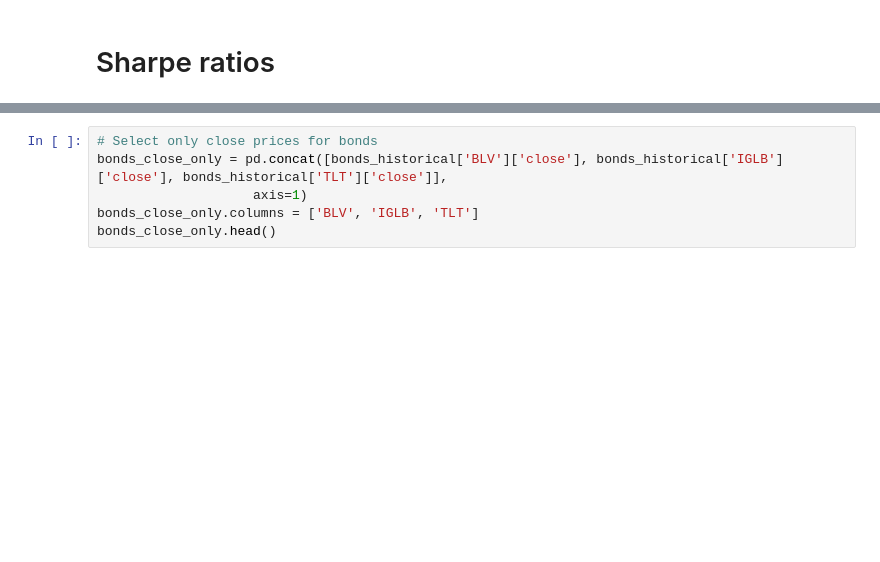
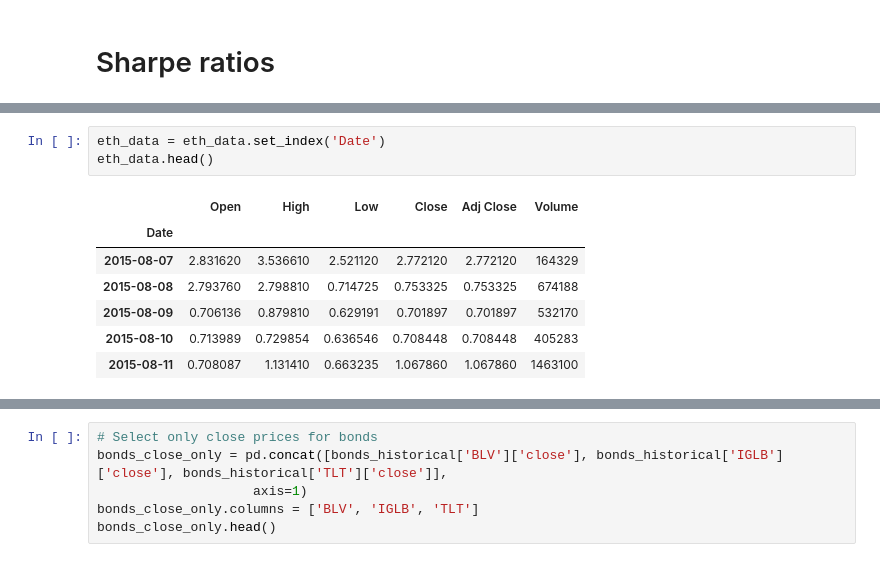
Before and after one commit to silvainfm/Project_1, a Jupyter notebook: Project 1/financial-planner.ipynb, the cells around one changed output, grey strips where cells are left out. Saved outputs shown, nothing was run; the diff lists cells and outputs as text; blank space fills up the shorter version.

```diff
--- a/Project 1/financial-planner.ipynb
+++ b/Project 1/financial-planner.ipynb
@@ -197,0 +210,11 @@ timeframe = "1D"
+# %%
+eth_data = eth_data.set_index('Date')
+eth_data.head()
+# %% [output]
+|  | Open | High | Low | Close | Adj Close | Volume |
+| Date |  |  |  |  |  |  |
+| 2015-08-07 | 2.831620 | 3.536610 | 2.521120 | 2.772120 | 2.772120 | 164329 |
+| 2015-08-08 | 2.793760 | 2.798810 | 0.714725 | 0.753325 | 0.753325 | 674188 |
+| 2015-08-09 | 0.706136 | 0.879810 | 0.629191 | 0.701897 | 0.701897 | 532170 |
+| 2015-08-10 | 0.713989 | 0.729854 | 0.636546 | 0.708448 | 0.708448 | 405283 |
+| 2015-08-11 | 0.708087 | 1.131410 | 0.663235 | 1.067860 | 1.067860 | 1463100 |
```
Also changed, not shown: parts of 37 cells of this notebook.
